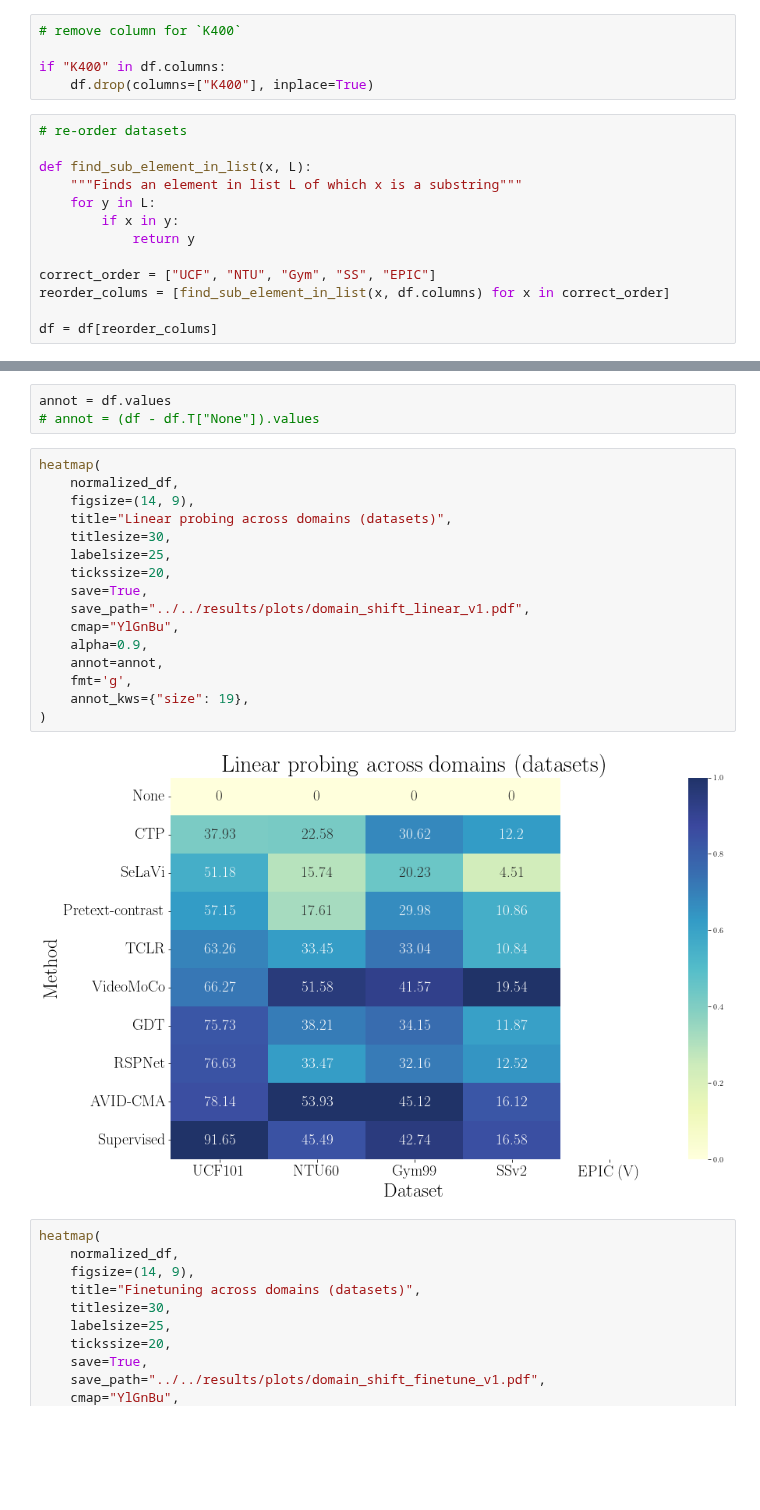
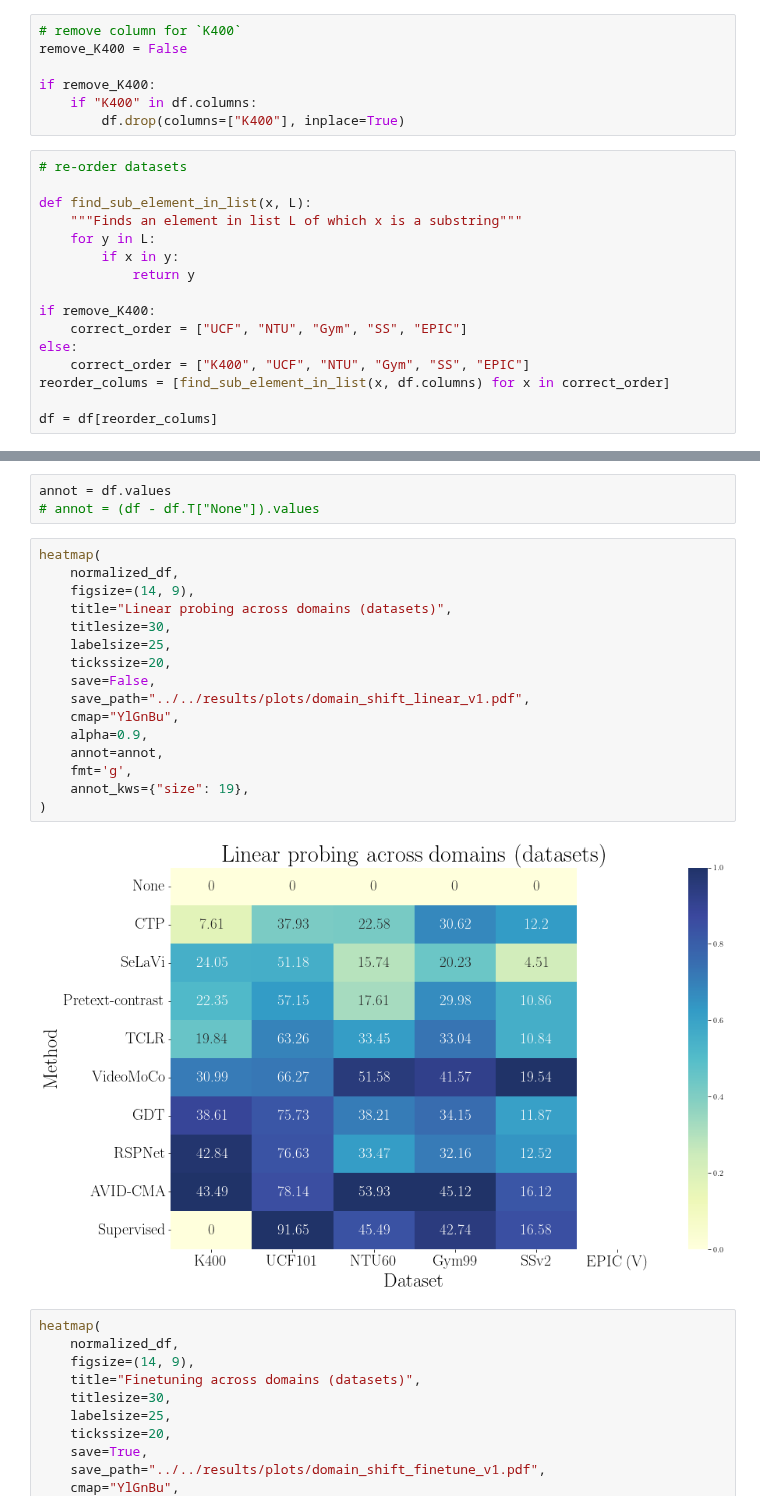
Before and after one commit to bpiyush/ViDA-SSL, a Jupyter notebook: misc/plotting/domain_shift.ipynb, the cells around one changed output, grey strips where cells are left out. Drawn from its saved outputs; the diff is of its cells as text; blank space fills up the shorter version.

```diff
--- a/misc/plotting/domain_shift.ipynb
+++ b/misc/plotting/domain_shift.ipynb
@@ -37,9 +37,11 @@ df
 ### Pre-processing
 # %%
 # remove column for `K400`
+remove_K400 = False
 
-if "K400" in df.columns:
-    df.drop(columns=["K400"], inplace=True)
+if remove_K400:
+    if "K400" in df.columns:
+        df.drop(columns=["K400"], inplace=True)
 # %%
 # re-order datasets
 
@@ -49,7 +51,10 @@ def find_sub_element_in_list(x, L):
         if x in y:
             return y
 
-correct_order = ["UCF", "NTU", "Gym", "SS", "EPIC"]
+if remove_K400:
+    correct_order = ["UCF", "NTU", "Gym", "SS", "EPIC"]
+else:
+    correct_order = ["K400", "UCF", "NTU", "Gym", "SS", "EPIC"]
 reorder_colums = [find_sub_element_in_list(x, df.columns) for x in correct_order]
 
 df = df[reorder_colums]
@@ -123,21 +128,21 @@ annot = df.values
 # %%
 heatmap(
     normalized_df,
     figsize=(14, 9),
     title="Linear probing across domains (datasets)",
     titlesize=30,
     labelsize=25,
     tickssize=20,
-    save=True,
+    save=False,
     save_path="../../results/plots/domain_shift_linear_v1.pdf",
     cmap="YlGnBu",
     alpha=0.9,
     annot=annot,
     fmt='g',
     annot_kws={"size": 19},
 )
 # %% [output]
-[figure, old version]
+[figure, new version]
 # %%
 heatmap(
     normalized_df,
```
Also changed, not shown: parts of 2 cells of this notebook, 2 other files.
